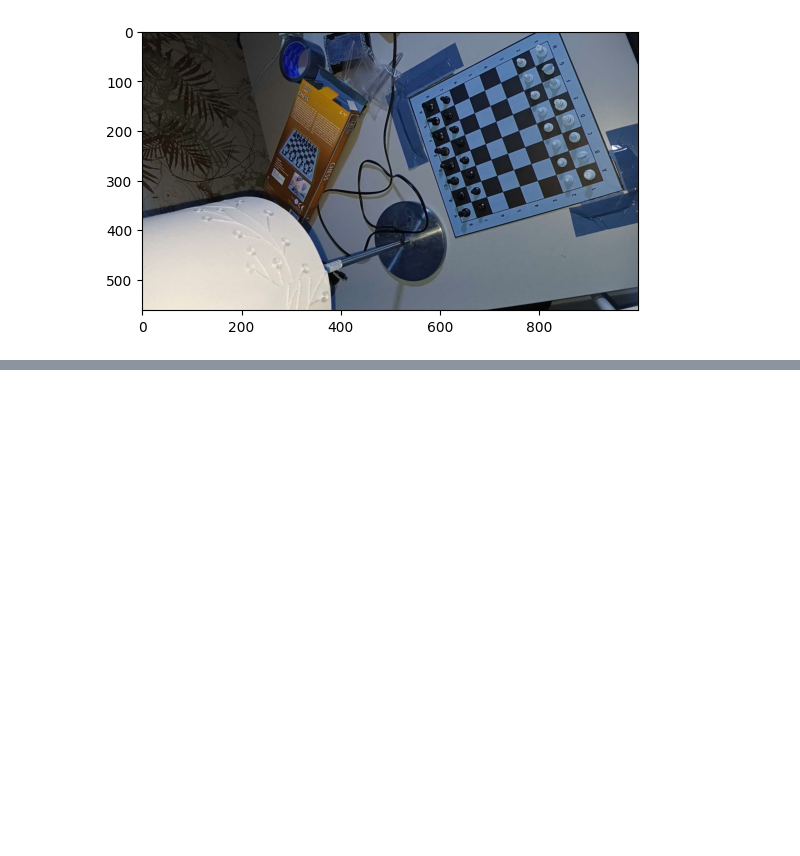
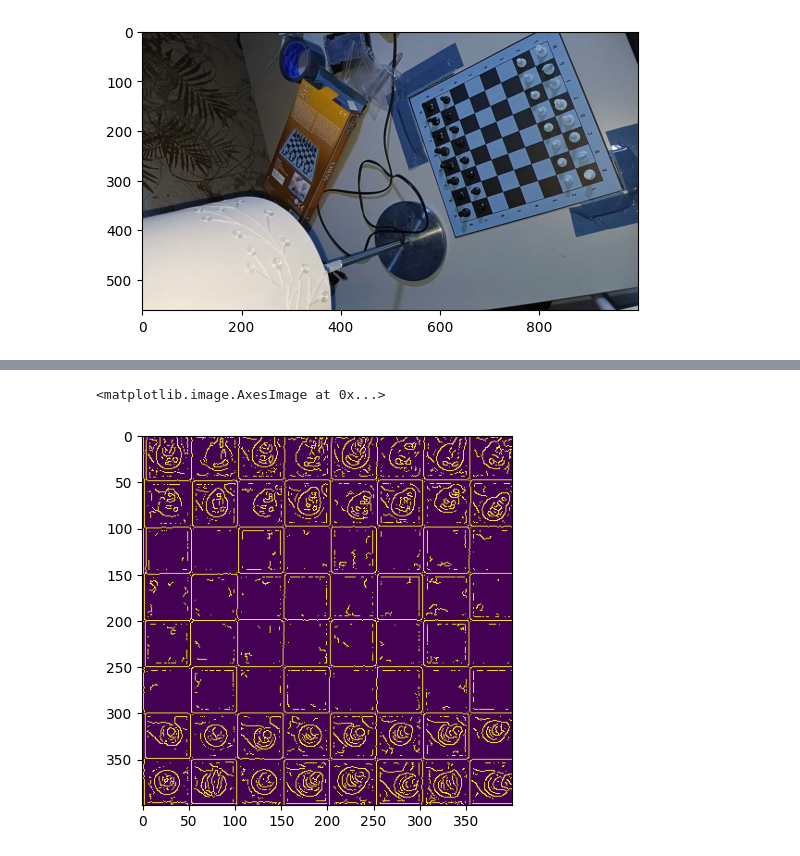
Before and after one commit to S-Arbor/fried-liver-otb, a Jupyter notebook: piece_detection.ipynb, the cells around one changed output, grey strips where cells are left out. Drawn from its saved outputs; the diff is of its cells as text; code cells hidden in the pictures; blank space fills up the shorter version.

```diff
--- a/piece_detection.ipynb
+++ b/piece_detection.ipynb
@@ -10,0 +35,6 @@ plt.imshow(img_raw)
+# %%
+edges = cv2.Canny(blurred, 10, 20)
+plt.imshow(edges)
+# %% [output]
+<matplotlib.image.AxesImage at 0x...>
+[figure, added]
```
Also changed, not shown: parts of 6 cells of this notebook, 1 other file.
